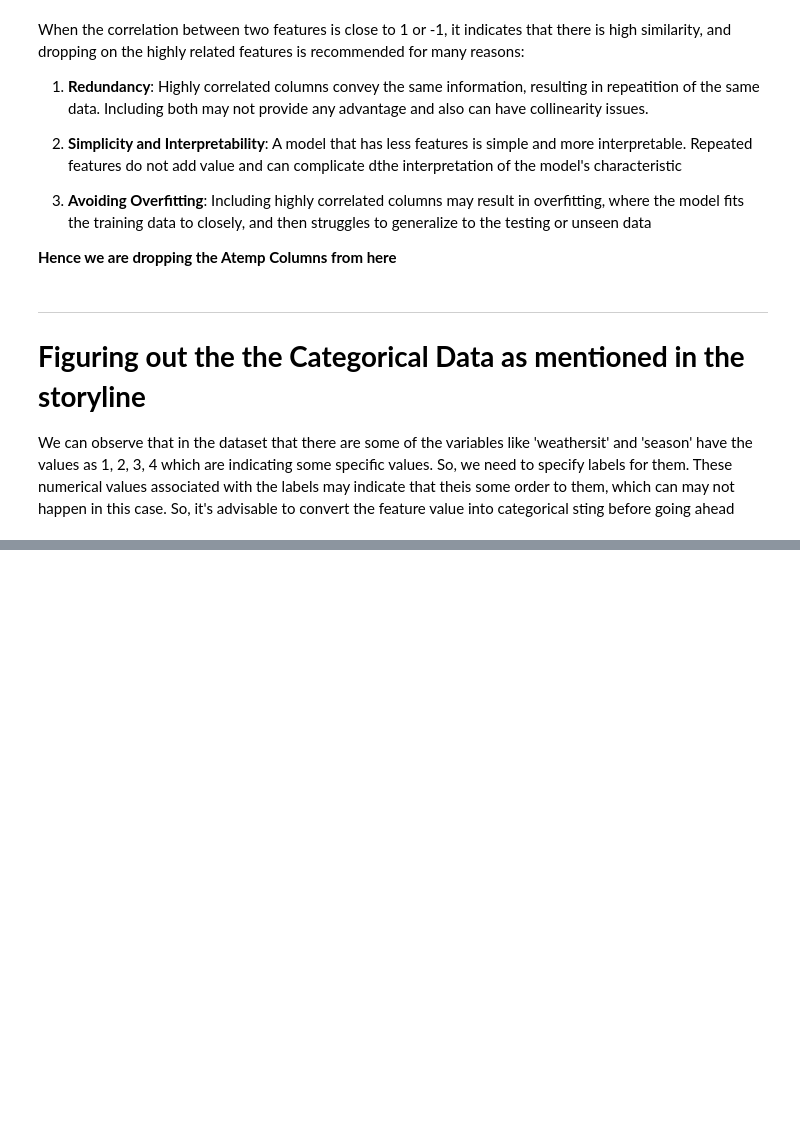
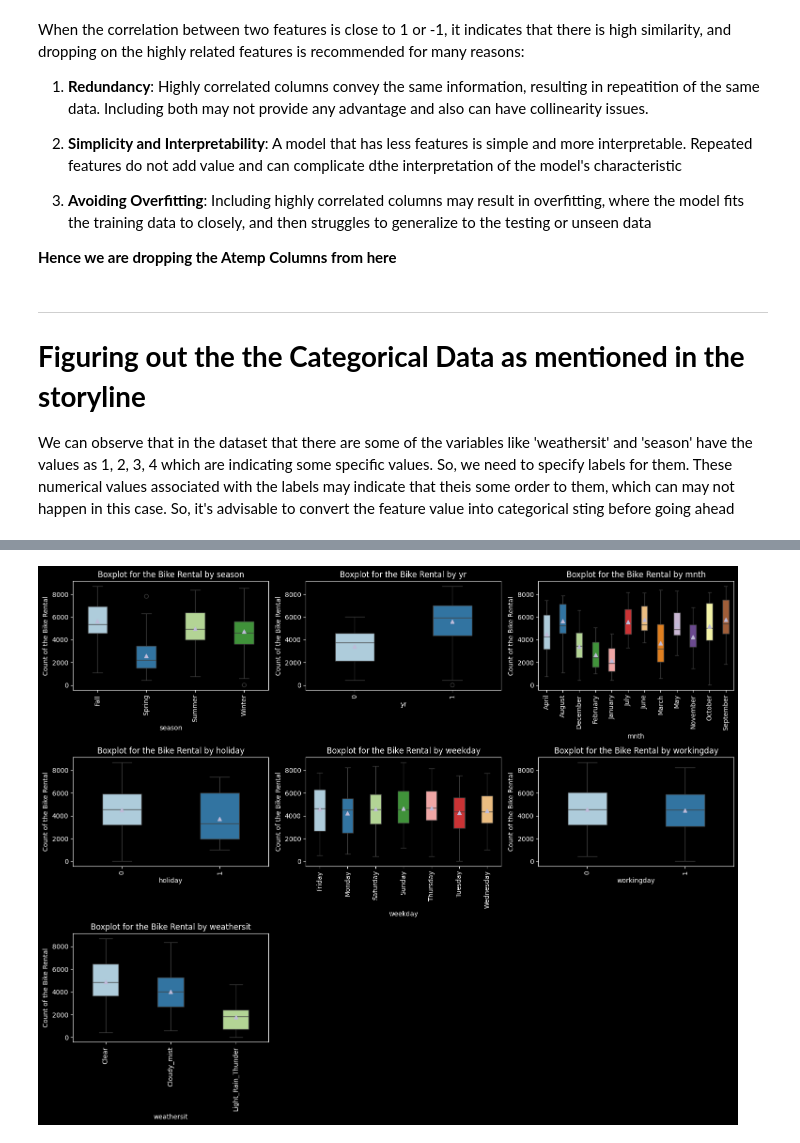
Before and after one commit to amanraghuvanshi/BikeSharing---MLR, a Jupyter notebook: src/main.ipynb, the cells around one changed output, grey strips where cells are left out. Drawn from its saved outputs; the diff is of its cells as text; code cells hidden in the pictures; blank space fills up the shorter version.

```diff
--- a/src/main.ipynb
+++ b/src/main.ipynb
@@ -170,0 +191,10 @@ df['season'] = df['season'].map({
+# %%
+df['weekday'] = df['weekday'].map({
+    0: 'Sunday',
+    1: 'Monday',
+    2: 'Tuesday',
+    3: 'Wednesday',
+    4: 'Thursday',
+    5: 'Friday',
+    6: 'Saturday'
+})
@@ -170,0 +203,7 @@ df['season'] = df['season'].map({
+# %%
+df['weathersit'] = df['weathersit'].map({
+    1: 'Clear',
+    2: 'Cloudy_mist',
+    3: 'Light_Rain_Thunder',
+    4: 'Heavy_Rain_thunder'
+})
@@ -170,0 +226,26 @@ df['season'] = df['season'].map({
+# %%
+# the variables that are being taken in consideration
+plt.style.use('dark_background')
+cat_vars = ['season', 'yr', 'mnth', 'holiday', 'weekday', 'workingday', 'weathersit']
+
+plt.figure(figsize= (15, 12))
+for i, x in enumerate(cat_vars, 1):
+    plt.subplot(3, 3, i)
+    df_Boxplot = df[['cnt', x]].copy()
+    df_Boxplot[x] = df[x].astype('category')
+
+    sns.boxplot(x = x,
+                y = 'cnt',
+                data =df_Boxplot,
+                width = 0.4,
+                showmeans = True,
+                palette='Paired')
+    plt.title(f'Boxplot for the Bike Rental by {x}')
+    plt.xlabel(x)
+    plt.ylabel("Count of the Bike Rental")
+    plt.xticks(rotation = 90)
+
+plt.tight_layout()
+plt.show()
+# %% [output]
+[figure, added]
```
Also changed, not shown: parts of 9 cells of this notebook.
